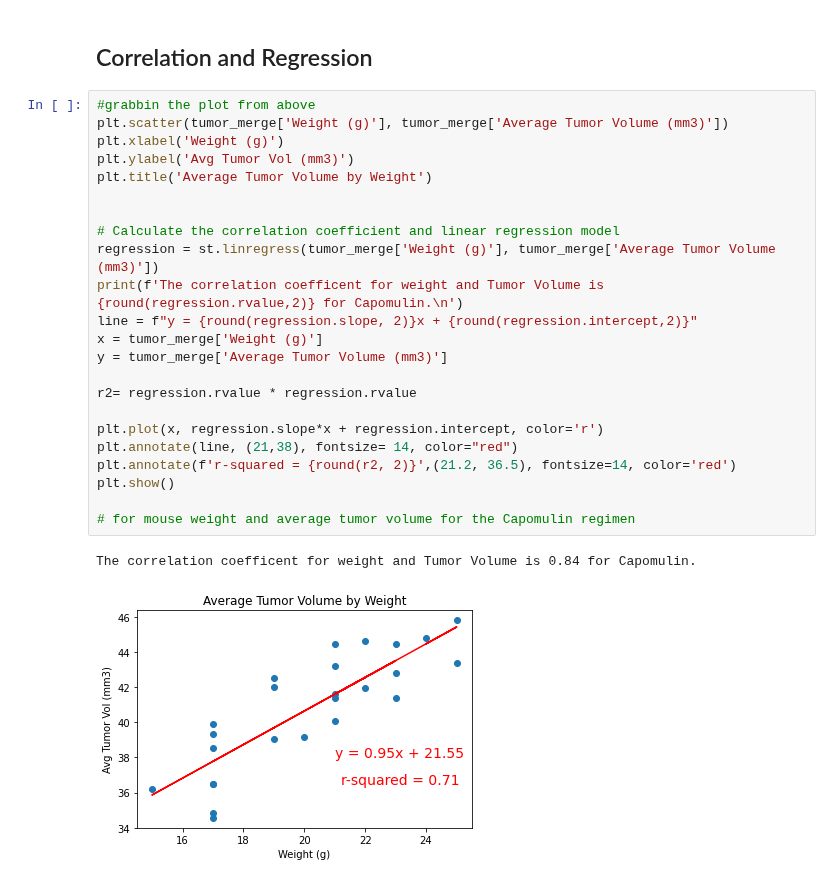
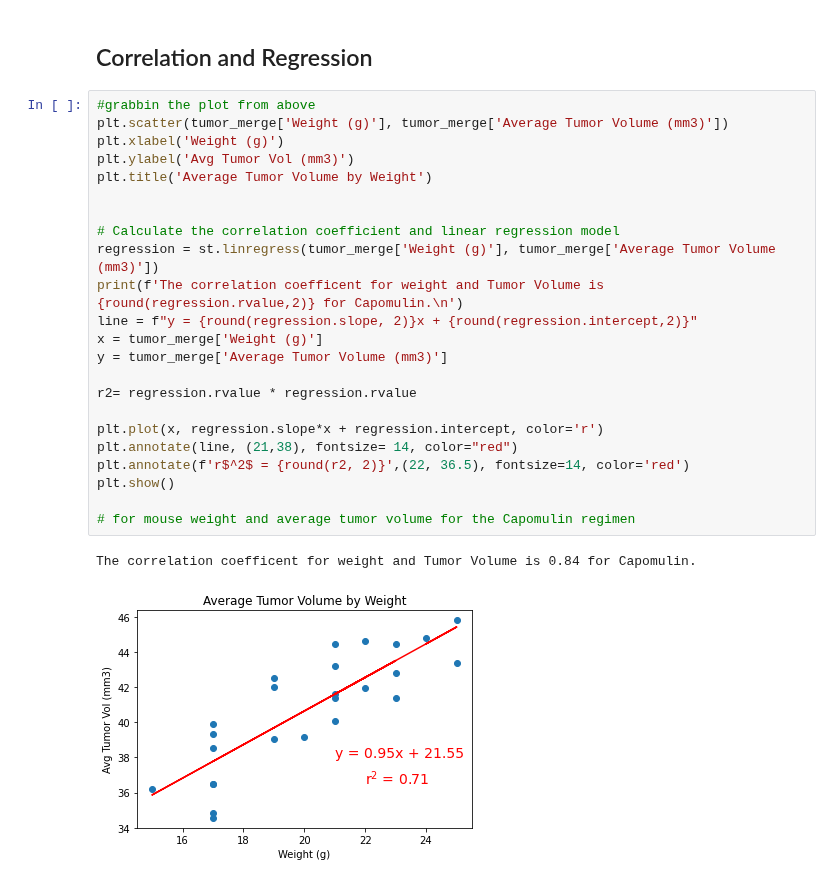
Before and after one commit to Munseaux/matplotlib-challenge, a Jupyter notebook: pymaceuticals.ipynb, the cells around one changed output. Cells and saved outputs as stored; diff of their text form.

```diff
--- a/pymaceuticals.ipynb
+++ b/pymaceuticals.ipynb
@@ -283,26 +296,26 @@ plt.show()
 # %%
 #grabbin the plot from above
 plt.scatter(tumor_merge['Weight (g)'], tumor_merge['Average Tumor Volume (mm3)'])
 plt.xlabel('Weight (g)')
 plt.ylabel('Avg Tumor Vol (mm3)')
 plt.title('Average Tumor Volume by Weight')
 
 
 # Calculate the correlation coefficient and linear regression model
 regression = st.linregress(tumor_merge['Weight (g)'], tumor_merge['Average Tumor Volume (mm3)'])
 print(f'The correlation coefficent for weight and Tumor Volume is {round(regression.rvalue,2)} for Capomulin.\n')
 line = f"y = {round(regression.slope, 2)}x + {round(regression.intercept,2)}"
 x = tumor_merge['Weight (g)']
 y = tumor_merge['Average Tumor Volume (mm3)']
 
 r2= regression.rvalue * regression.rvalue
 
 plt.plot(x, regression.slope*x + regression.intercept, color='r')
 plt.annotate(line, (21,38), fontsize= 14, color="red")
-plt.annotate(f'r-squared = {round(r2, 2)}',(21.2, 36.5), fontsize=14, color='red')
+plt.annotate(f'r$^2$ = {round(r2, 2)}',(22, 36.5), fontsize=14, color='red')
 plt.show()
 
 # for mouse weight and average tumor volume for the Capomulin regimen
 # %% [output]
 The correlation coefficent for weight and Tumor Volume is 0.84 for Capomulin.
-[figure, old version]
+[figure, new version]
```
Also changed, not shown: parts of 10 cells of this notebook.
